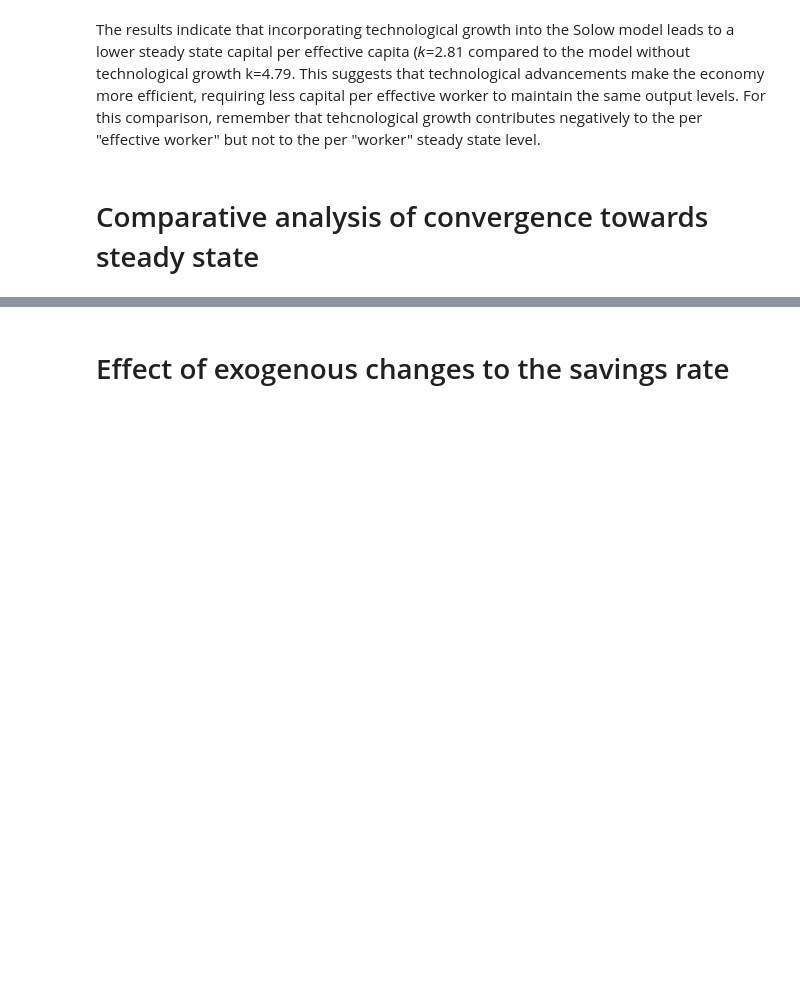
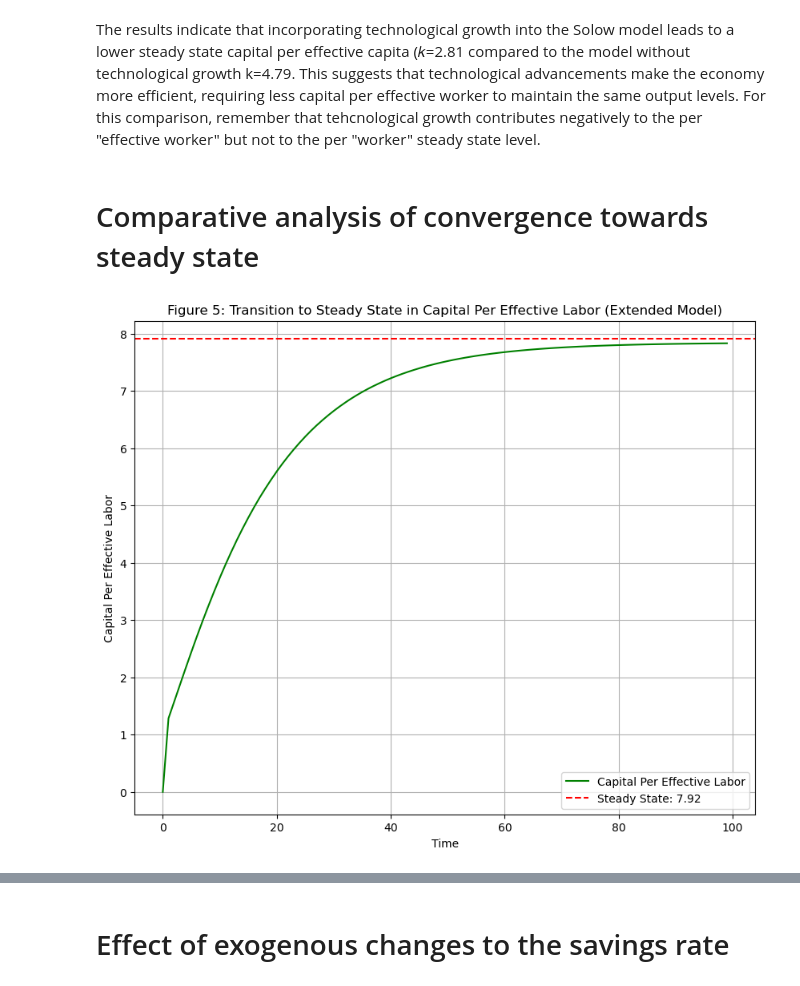
Before and after one commit to NumEconCopenhagen/projects-2024-carl-emil-nicholas-og-christian, a Jupyter notebook: modelproject/modelproject.ipynb, the cells around one changed output, grey strips where cells are left out. Drawn from its saved outputs; the diff is of its cells as text; code cells hidden in the pictures; blank space fills up the shorter version.

```diff
--- a/modelproject/modelproject.ipynb
+++ b/modelproject/modelproject.ipynb
@@ -441,6 +438,40 @@ Steady State Capital per efficiency unit (Extended Solow): 2.81
 The results indicate that incorporating technological growth into the Solow model leads to a lower steady state capital per effective capita (𝑘=2.81 compared to the model without technological growth k=4.79. This suggests that technological advancements make the economy more efficient, requiring less capital per effective worker to maintain the same output levels. For this comparison, remember that tehcnological growth contributes negatively to the per "effective worker" but not to the per "worker" steady state level.
 # %% [markdown]
 # Comparative analysis of convergence towards steady state
+# %%
+# Initialize arrays to store the time series of capital, effective labor (A * L), and output
+K = np.zeros(T)
+AL = np.zeros(T)
+Y = np.zeros(T)
+k_per_capita = np.zeros(T)
+K[0] = K0
+AL[0] = L0  # Start with initial labor adjusted by initial technology level A0, assumed to be 1
+
+# Simulation for the extended model
+for t in range(1, T):
+    Y[t-1] = K[t-1]**alpha * AL[t-1]**(1-alpha)  # Production function with technology
+    K[t] = s * Y[t-1] + (1 - delta) * K[t-1]  # Capital accumulation
+    AL[t] = AL[t-1] * (1 + n) * (1 + g)  # Effective labor growth due to both population and technological progress
+    k_per_capita[t] = K[t] / AL[t]  # Calculate capital per effective labor at each time step
+
+# Output in the last period
+Y[T-1] = K[T-1]**alpha * AL[T-1]**(1-alpha)
+
+# Calculate the steady state value of k per effective labor analytically
+steady_state_k = ((s / (delta + n + g))**(1 / (1 - alpha)))
+
+# Plotting the transition to steady state in capital per effective labor
+plt.figure(figsize=(10, 8))
+plt.plot(k_per_capita, label='Capital Per Effective Labor', color='green')
+plt.axhline(y=steady_state_k, color='red', linestyle='--', label=f'Steady State: {steady_state_k:.2f}')
+plt.title('Figure 5: Transition to Steady State in Capital Per Effective Labor (Extended Model)')
+plt.xlabel('Time')
+plt.ylabel('Capital Per Effective Labor')
+plt.legend()
+plt.grid(True)  # Add grid
+plt.show()
+# %% [output]
+[figure, added]
 # %%
 # Simulation for the Basic Solow Model
 for t in range(T-1):
```
Also changed, not shown: parts of 6 cells of this notebook.
